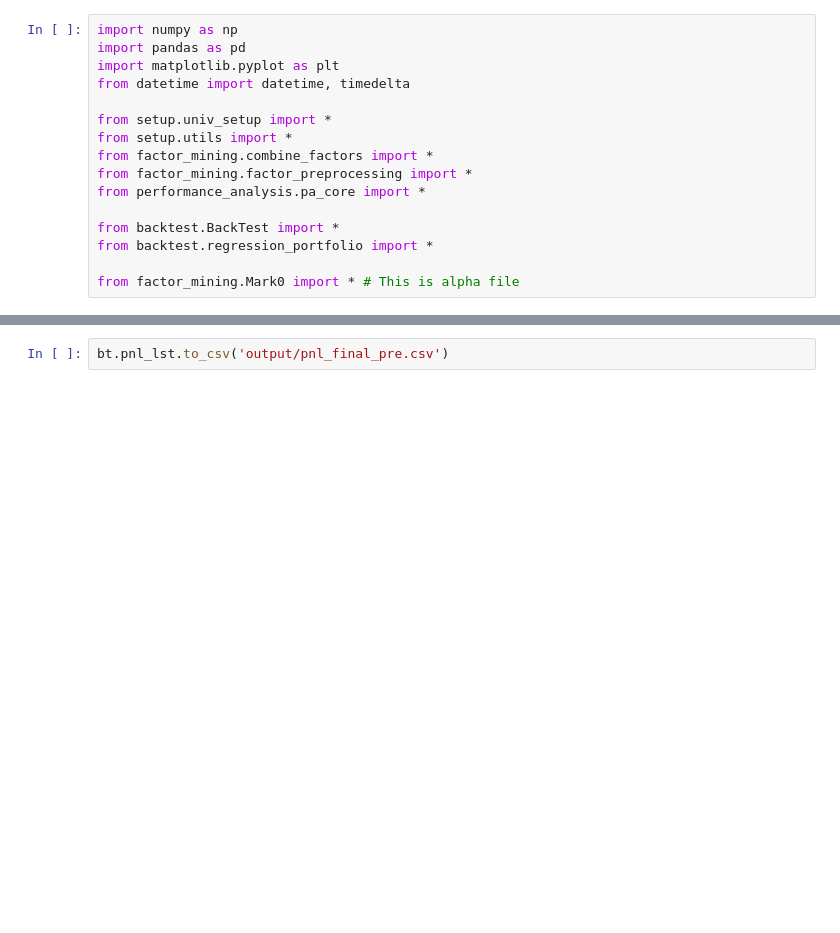
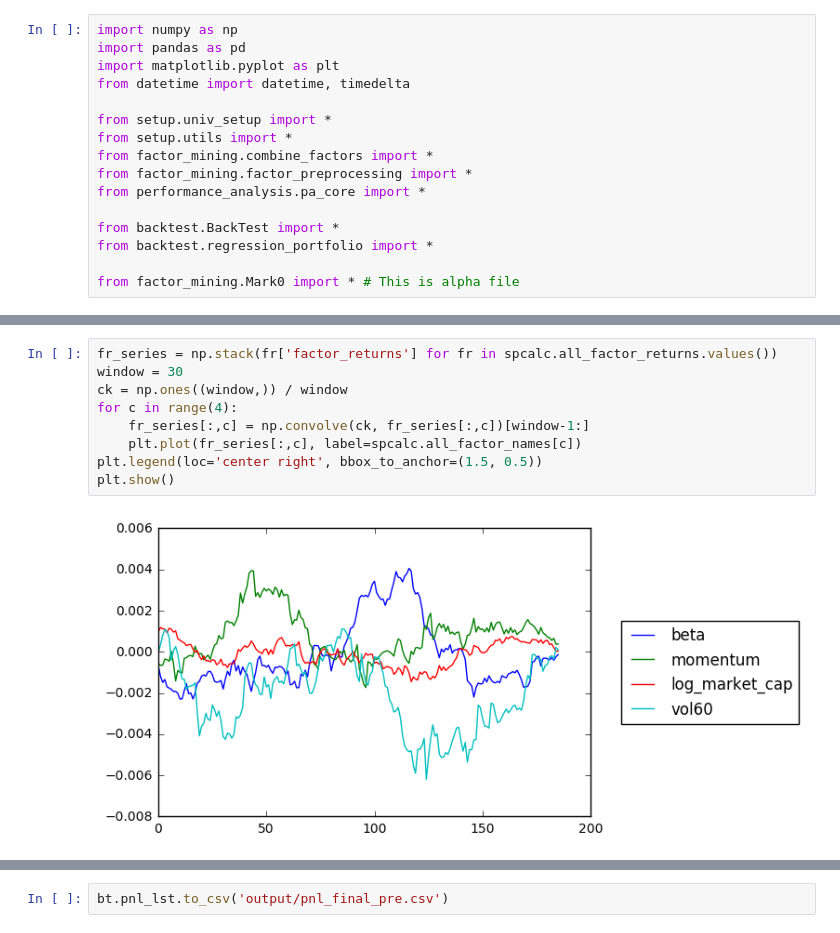
Before and after one commit to BaruchMFE2016/BaruchMFEInvestment, a Jupyter notebook: bt_new.ipynb, the cells around one changed output, grey strips where cells are left out. Drawn from its saved outputs; the diff is of its cells as text; blank space fills up the shorter version.

```diff
--- a/bt_new.ipynb
+++ b/bt_new.ipynb
@@ -79,3 +94,14 @@ print(end - start)
+# %%
+fr_series = np.stack(fr['factor_returns'] for fr in spcalc.all_factor_returns.values())
+window = 30
+ck = np.ones((window,)) / window
+for c in range(4):
+    fr_series[:,c] = np.convolve(ck, fr_series[:,c])[window-1:]
+    plt.plot(fr_series[:,c], label=spcalc.all_factor_names[c])
+plt.legend(loc='center right', bbox_to_anchor=(1.5, 0.5))
+plt.show()
+# %% [output]
+[figure, added]
 # %%
 bt.calc_pa(silent=False)
 # %% [output]
```
Also changed, not shown: parts of 6 cells of this notebook, 8 other files.
